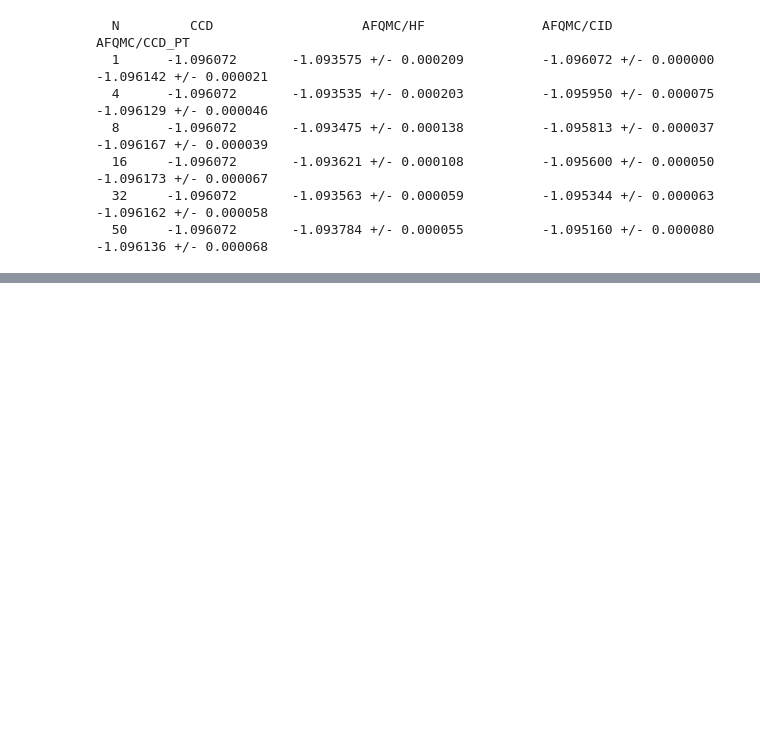
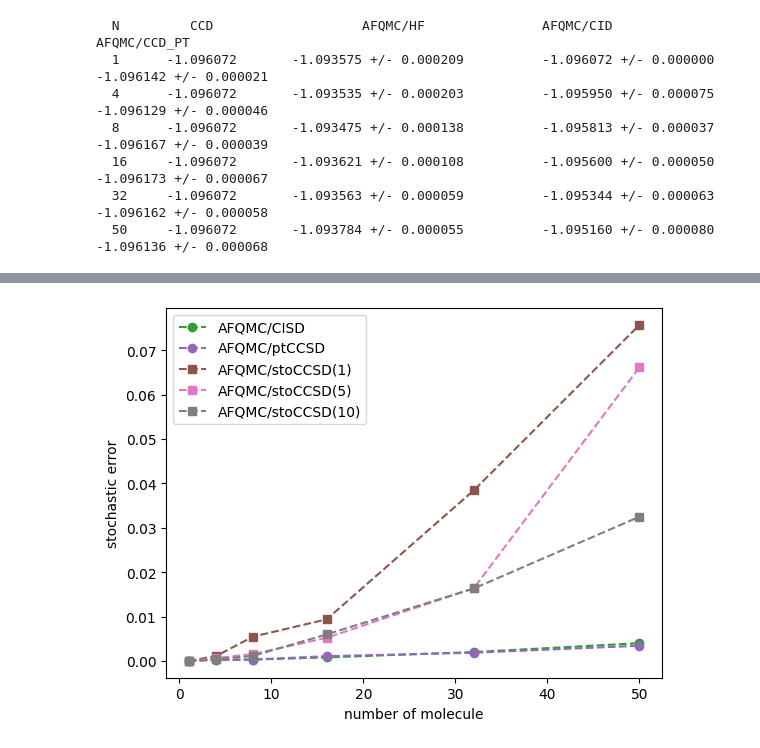
Before and after one commit to zh-yichi/afqmc_ccsd_pt_data, a Jupyter notebook: size/h2.ipynb, the cells around one changed output, grey strips where cells are left out. Saved outputs shown, nothing was run; the diff lists cells and outputs as text; code cells hidden in the pictures; blank space fills up the shorter version.

```diff
--- a/size/h2.ipynb
+++ b/size/h2.ipynb
@@ -31,6 +31,36 @@ for lines in data.splitlines():
         afqmc_pt_err = np.hstack((afqmc_pt_err,float(parts[9])/int(parts[0])))
 
 ref = np.array([-1.096072]*len(n))
+# %%
+stodata = '''
+# n_mol      AFQMC/CISD(Guide=HF)          AFQMC/stoCCSD(1)            AFQMC/stoCCSD(5)             AFQMC/stoCCSD(10)
+    1       -1.096071 +/- 0.000000      -1.096071 +/- 0.000000      -1.096072 +/- 0.000000      -1.096072 +/- 0.000000
+#    2       -2.191880 +/- 0.000056      -2.192156 +/- 0.000282      -2.192051 +/- 0.000106      -2.192209 +/- 0.000077
+    4       -4.383041 +/- 0.000197      -4.384630 +/- 0.001109      -4.384830 +/- 0.000639      -4.384307 +/- 0.000394
+    8       -8.763738 +/- 0.000363      -8.761841 +/- 0.005470      -8.769022 +/- 0.001551      -8.766938 +/- 0.001133
+    16      -17.524860 +/- 0.001137     -17.534499 +/- 0.009367     -17.540518 +/- 0.005201     -17.525354 +/- 0.005976
+    32      -35.039686 +/- 0.002558     -35.080585 +/- 0.038454     -35.111957 +/- 0.016395     -35.092365 +/- 0.016328
+    50      -54.728319 +/- 0.003216     -54.904226 +/- 0.075718     -54.783811 +/- 0.066186     -54.890955 +/- 0.032497
+'''
+
+afqmc_cc1 = []
+afqmc_cc1_err = []
+afqmc_cc5 = []
+afqmc_cc5_err = []
+afqmc_cc10 = []
+afqmc_cc10_err = []
+for lines in stodata.splitlines():
+    if not lines.startswith('#') and len(lines) > 0:
+        parts = lines.split()
+        # n = np.hstack((n,int(parts[0])))
+        # afqmc_ci = np.hstack((afqmc_ci,float(parts[1])/int(parts[0])))
+        # afqmc_ci_err = np.hstack((afqmc_ci_err,float(parts[3])/int(parts[0])))
+        afqmc_cc1 = np.hstack((afqmc_cc1,float(parts[4])/int(parts[0])))
+        afqmc_cc1_err = np.hstack((afqmc_cc1_err,float(parts[6])/int(parts[0])))
+        afqmc_cc5 = np.hstack((afqmc_cc5,float(parts[7])/int(parts[0])))
+        afqmc_cc5_err = np.hstack((afqmc_cc5_err,float(parts[9])/int(parts[0])))
+        afqmc_cc10 = np.hstack((afqmc_cc10,float(parts[10])/int(parts[0])))
+        afqmc_cc10_err = np.hstack((afqmc_cc10_err,float(parts[12])/int(parts[0])))
 # %%
 print('  N   \t    CCD \t \t  AFQMC/HF \t \t AFQMC/CID \t \t AFQMC/CCD_PT')
 for i,m in enumerate(n):
@@ -78 +108,13 @@ plt.show()
+# %%
+plt.plot(n, n*afqmc_ci_err, 'o--', color='C2', label='AFQMC/CISD')
+plt.plot(n, n*afqmc_pt_err, 'o--', color='C4', label='AFQMC/ptCCSD')
+plt.plot(n, n*afqmc_cc1_err, 's--', color='C5', label='AFQMC/stoCCSD(1)')
+plt.plot(n, n*afqmc_cc5_err, 's--', color='C6', label='AFQMC/stoCCSD(5)')
+plt.plot(n, n*afqmc_cc10_err, 's--', color='C7', label='AFQMC/stoCCSD(10)')
+plt.ylabel('stochastic error')
+plt.xlabel('number of molecule')
+plt.legend()
+plt.show()
+# %% [output]
+[figure, added]
 # %%
```
Also changed, not shown: parts of 3 cells of this notebook, 6 other files.
